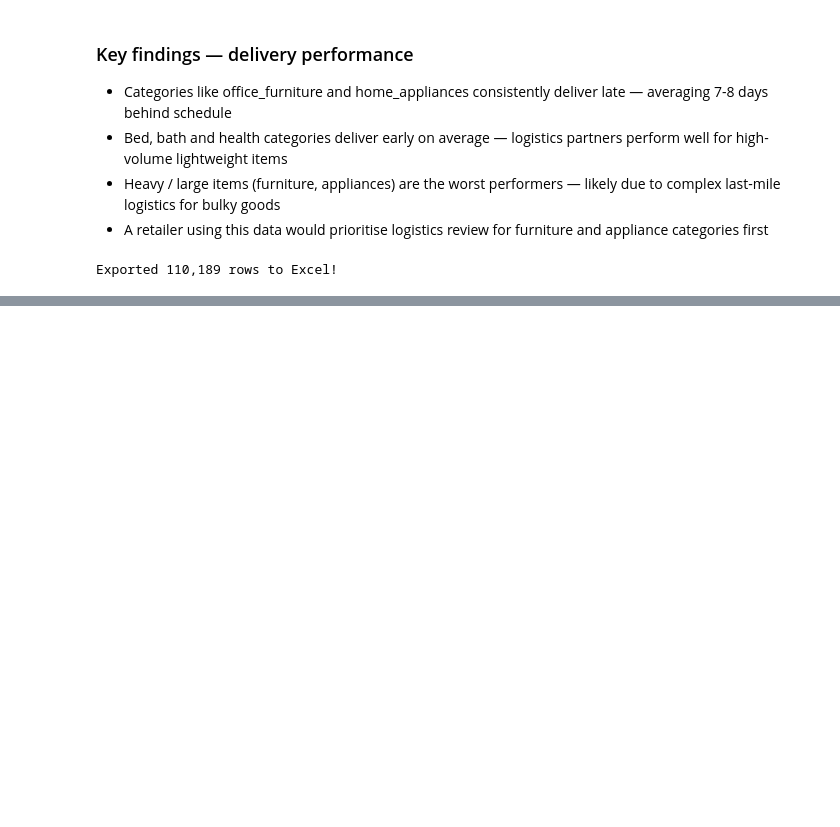
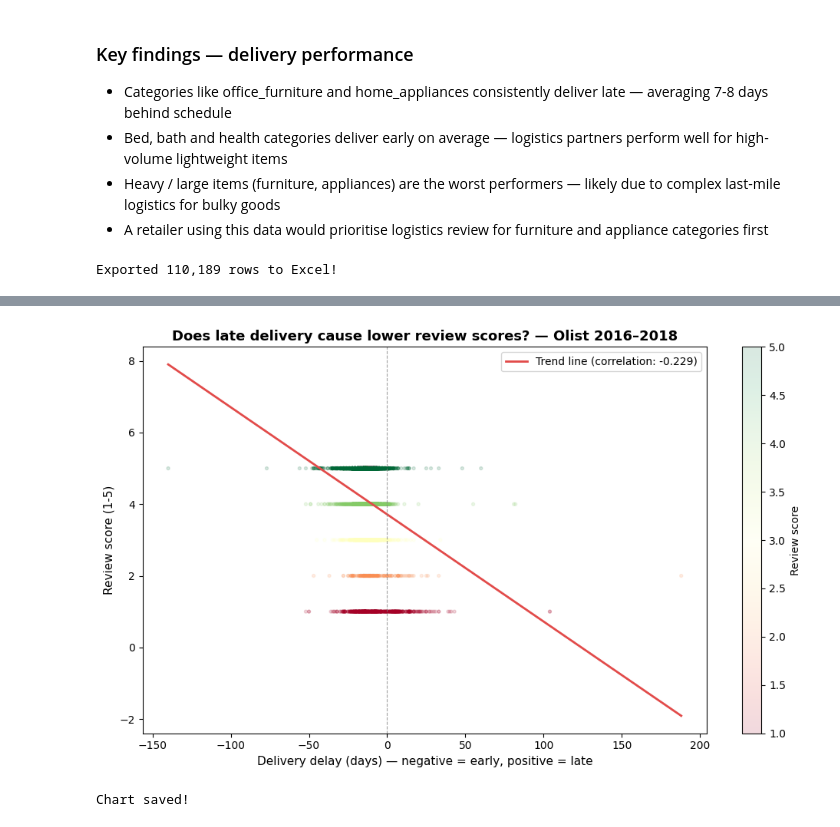
Before and after one commit to ragasree123/olist-ecommerce-analysis, a Jupyter notebook: notebooks/01_olist_week1_analysis.ipynb, the cells around one changed output, grey strips where cells are left out. Saved outputs shown, nothing was run; the diff lists cells and outputs as text; code cells hidden in the pictures; blank space fills up the shorter version.

Commit message:
review vs delay scatter plot, delay buckets, correlation analysis

```diff
--- a/notebooks/01_olist_week1_analysis.ipynb
+++ b/notebooks/01_olist_week1_analysis.ipynb
@@ -660,0 +666,13 @@ Exported 110,189 rows to Excel!
+# %%
+# Merge review scores into df_delivered
+df_reviews = df_delivered.merge(
+    order_reviews[['order_id', 'review_score']],
+    on='order_id',
+    how='left'
+)
+
+# Check merge worked
+print(f"Rows with review score: {df_reviews['review_score'].notna().sum():,}")
+print(f"Rows without review score: {df_reviews['review_score'].isna().sum():,}")
+print(f"\nReview score distribution:")
+print(df_reviews['review_score'].value_counts().sort_index())
@@ -660,0 +720,46 @@ Exported 110,189 rows to Excel!
+# %%
+import matplotlib.pyplot as plt
+import seaborn as sns
+import numpy as np
+
+# Sample 5000 rows for scatter — plotting all 110k is too slow
+sample = df_corr.sample(5000, random_state=42)
+
+fig, ax = plt.subplots(figsize=(10, 6))
+
+# Scatter plot — colour by review score
+scatter = ax.scatter(
+    sample['delivery_delay_days'],
+    sample['review_score'],
+    alpha=0.15,
+    c=sample['review_score'],
+    cmap='RdYlGn',
+    s=8
+)
+
+# Add trend line
+z = np.polyfit(sample['delivery_delay_days'], sample['review_score'], 1)
+p = np.poly1d(z)
+x_line = np.linspace(sample['delivery_delay_days'].min(),
+                     sample['delivery_delay_days'].max(), 100)
+ax.plot(x_line, p(x_line), color='#E24B4A', linewidth=2,
+        label=f'Trend line (correlation: {corr:.3f})')
+
+# Reference line at zero delay
+ax.axvline(0, color='gray', linewidth=0.8, linestyle='--', alpha=0.7)
+
+ax.set_xlabel('Delivery delay (days) — negative = early, positive = late',
+              fontsize=11)
+ax.set_ylabel('Review score (1-5)', fontsize=11)
+ax.set_title('Does late delivery cause lower review scores? — Olist 2016–2018',
+             fontsize=13, fontweight='bold')
+ax.legend(fontsize=10)
+plt.colorbar(scatter, ax=ax, label='Review score')
+plt.tight_layout()
+plt.savefig(r'E:\NILE TECH\DataAnalyst90Days\Phase1_Olist\images\delay_vs_review.png',
+            dpi=150, bbox_inches='tight')
+plt.show()
+print("Chart saved!")
+# %% [output]
+[figure, added]
+Chart saved!
```
Also changed, not shown: parts of 5 cells of this notebook.
